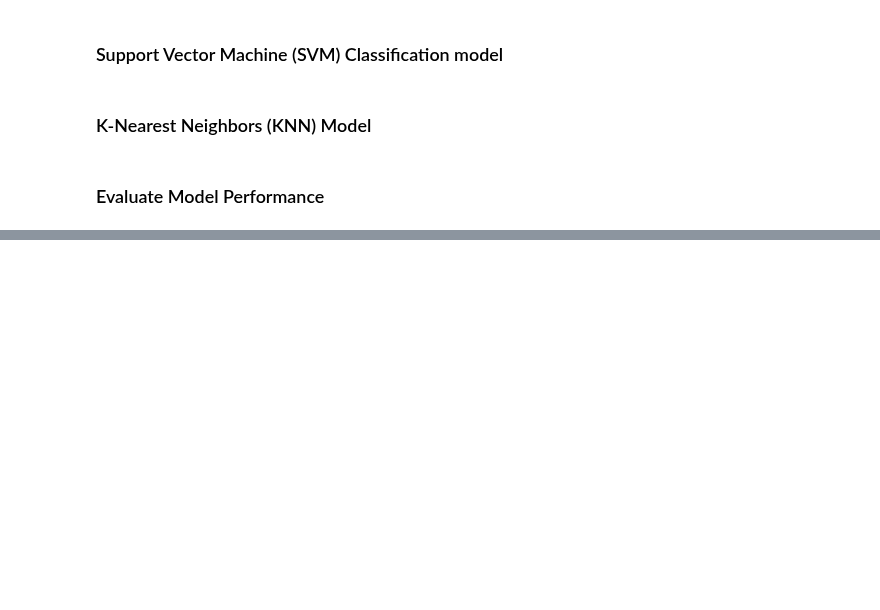
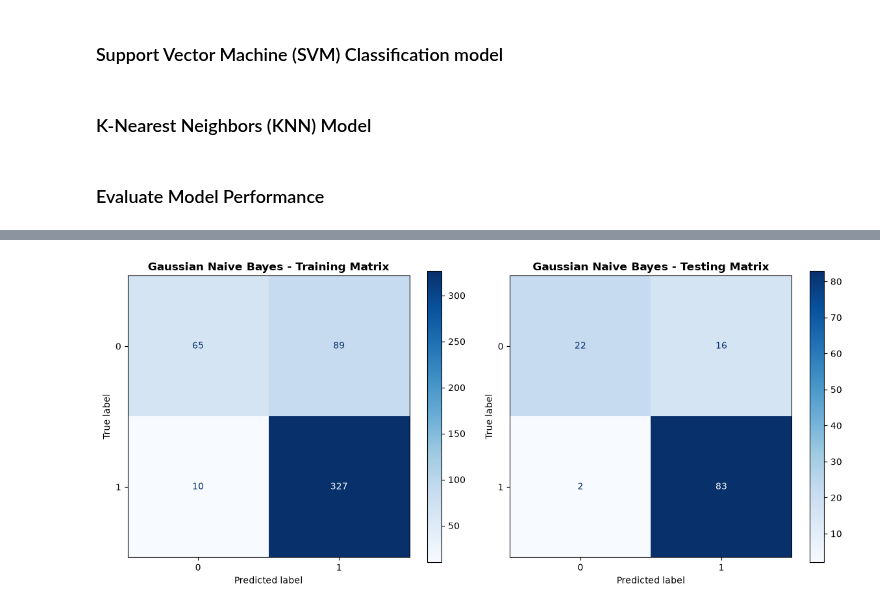
Before and after one commit to The-Elite-Loan-Predictor/loan-predictor, a Jupyter notebook: notebooks/03_modelling.ipynb, the cells around one changed output, grey strips where cells are left out. Drawn from its saved outputs; the diff is of its cells as text; code cells hidden in the pictures; blank space fills up the shorter version.

Commit message:
Update Naive Bayes model

```diff
--- a/notebooks/03_modelling.ipynb
+++ b/notebooks/03_modelling.ipynb
@@ -197,0 +357,13 @@ evaluate_accuracy(knn_model, X_train_selected, y_train, X_test_selected, y_test)
+# %%
+# Final Gaussian Naive Bayes baseline model and evaluation
+# Task: Naive Bayes Baseline Classification
+
+from sklearn.naive_bayes import GaussianNB
+
+# 1. Initialize and train Gaussian Naive Bayes on the 5 selected features
+nb_model = GaussianNB()
+nb_model.fit(X_train_selected, y_train)
+
+# 2. Evaluate using your group's helper function
+print("=== Gaussian Naive Bayes Performance (Test Summary) ===")
+evaluate_accuracy(nb_model, X_train_selected, y_train, X_test_selected, y_test)
@@ -197,0 +422,29 @@ evaluate_accuracy(knn_model, X_train_selected, y_train, X_test_selected, y_test)
+# %%
+import matplotlib.pyplot as plt
+from sklearn.metrics import ConfusionMatrixDisplay
+
+# Initialize side-by-side subplot figures
+fig, axes = plt.subplots(1, 2, figsize=(12, 5))
+
+# 1. Training Set Confusion Matrix
+ConfusionMatrixDisplay.from_predictions(
+    y_train,
+    y_train_pred_nb,
+    cmap='Blues',
+    ax=axes[0]
+)
+axes[0].set_title('Gaussian Naive Bayes - Training Matrix', fontsize=12, fontweight='bold')
+
+# 2. Testing Set Confusion Matrix
+ConfusionMatrixDisplay.from_predictions(
+    y_test,
+    y_test_pred_nb,
+    cmap='Blues',
+    ax=axes[1]
+)
+axes[1].set_title('Gaussian Naive Bayes - Testing Matrix', fontsize=12, fontweight='bold')
+
+plt.tight_layout()
+plt.show()
+# %% [output]
+[figure, added]
```
Also changed, not shown: parts of 18 cells of this notebook.
